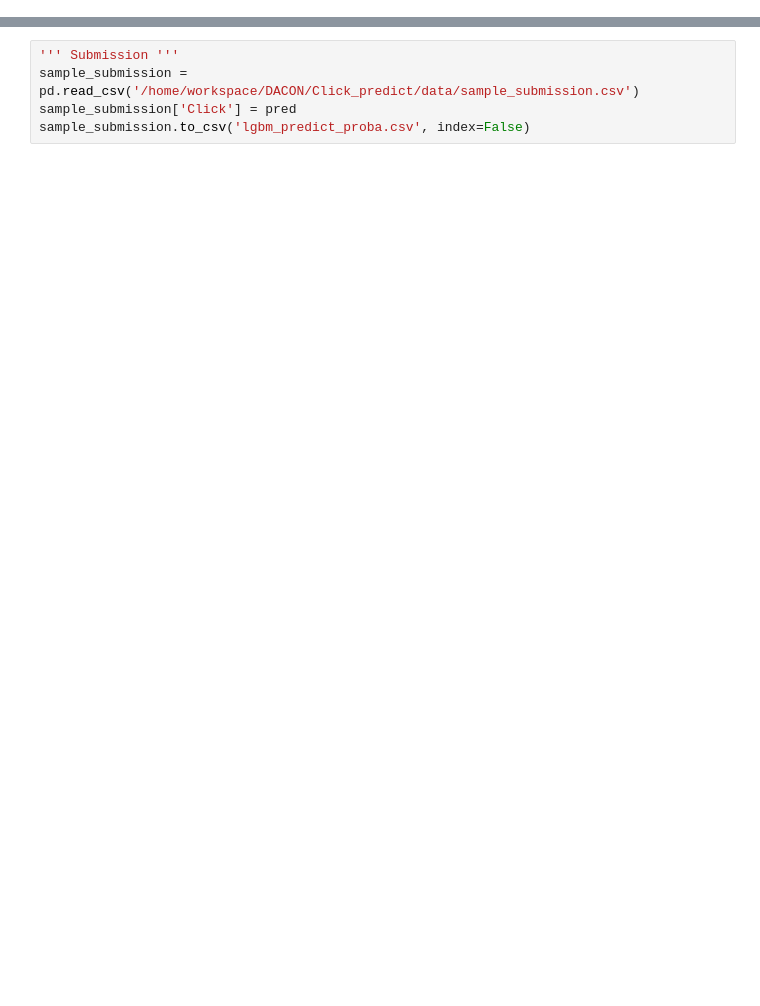
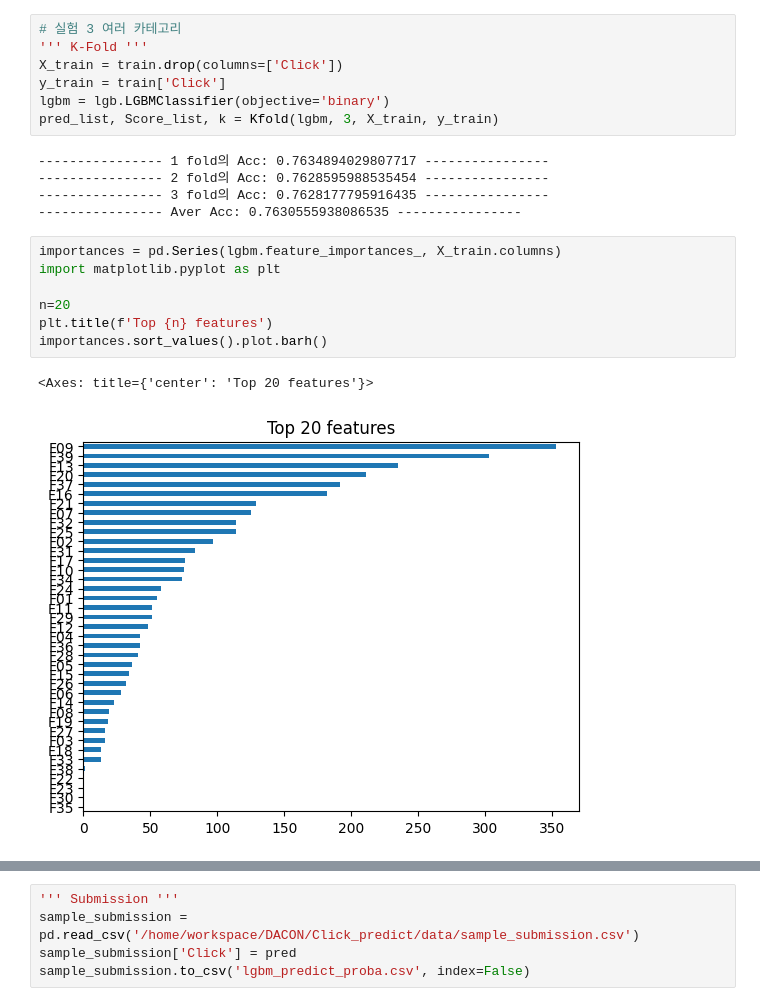
Before and after one commit to Hyeon-kki/DACON, a Jupyter notebook: Click_predict/Model/lgbm_Baseline.ipynb, the cells around one changed output, grey strips where cells are left out. Cells and saved outputs as stored; diff of their text form; blank space fills up the shorter version.

```diff
--- a/Click_predict/Model/lgbm_Baseline.ipynb
+++ b/Click_predict/Model/lgbm_Baseline.ipynb
@@ -35,0 +69,22 @@ TypeError: unsupported operand type(s) for /: 'list' and 'int'
+# %%
+# 실험 3 여러 카테고리
+''' K-Fold '''
+X_train = train.drop(columns=['Click'])
+y_train = train['Click']
+lgbm = lgb.LGBMClassifier(objective='binary')
+pred_list, Score_list, k = Kfold(lgbm, 3, X_train, y_train)
+# %% [output]
+---------------- 1 fold의 Acc: 0.7634894029807717 ----------------
+---------------- 2 fold의 Acc: 0.7628595988535454 ----------------
+---------------- 3 fold의 Acc: 0.7628177795916435 ----------------
+---------------- Aver Acc: 0.7630555938086535 ----------------
+# %%
+importances = pd.Series(lgbm.feature_importances_, X_train.columns)
+import matplotlib.pyplot as plt
+
+n=20
+plt.title(f'Top {n} features')
+importances.sort_values().plot.barh()
+# %% [output]
+<Axes: title={'center': 'Top 20 features'}>
+[figure, added]
```
Also changed, not shown: parts of 9 cells of this notebook, 2 other files.
